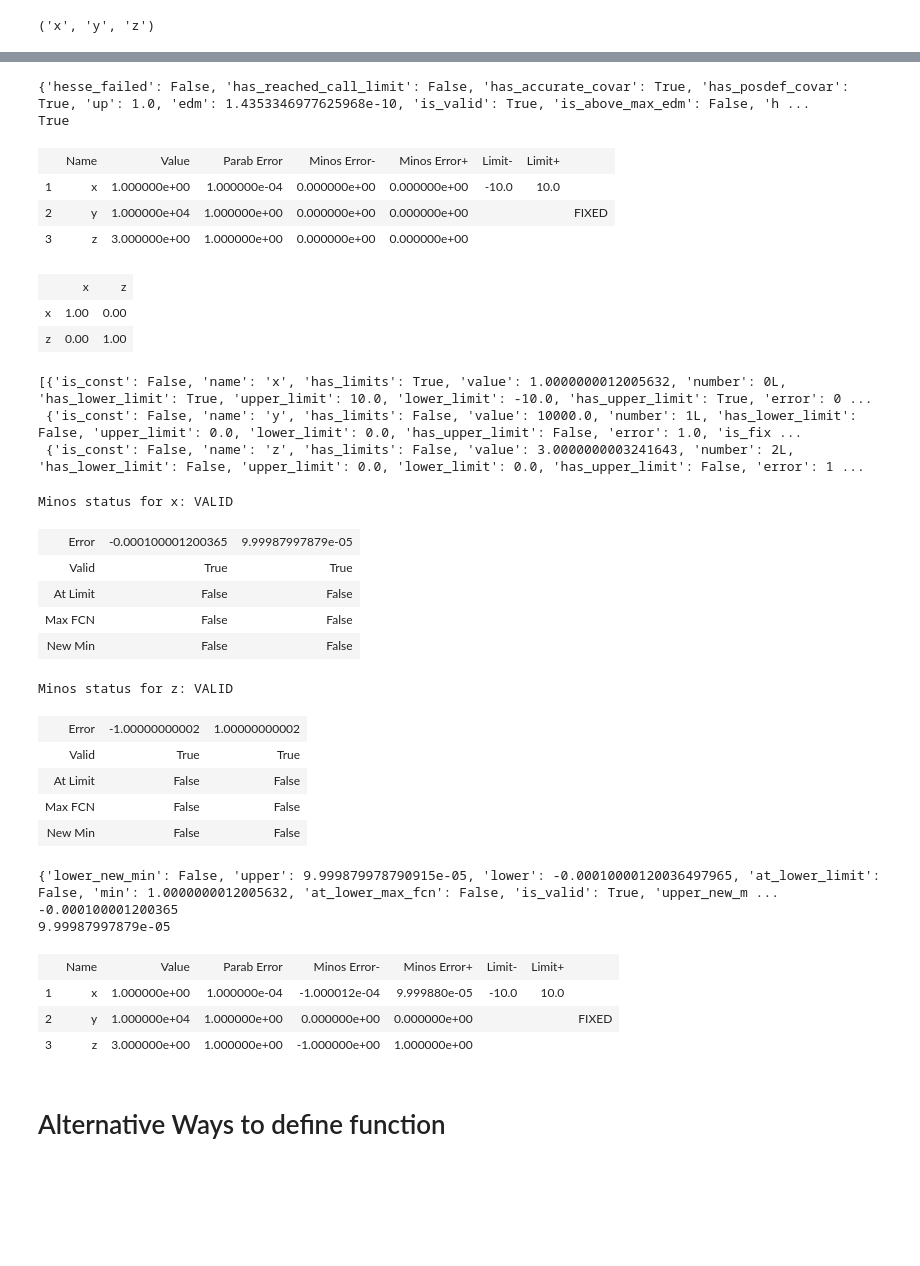
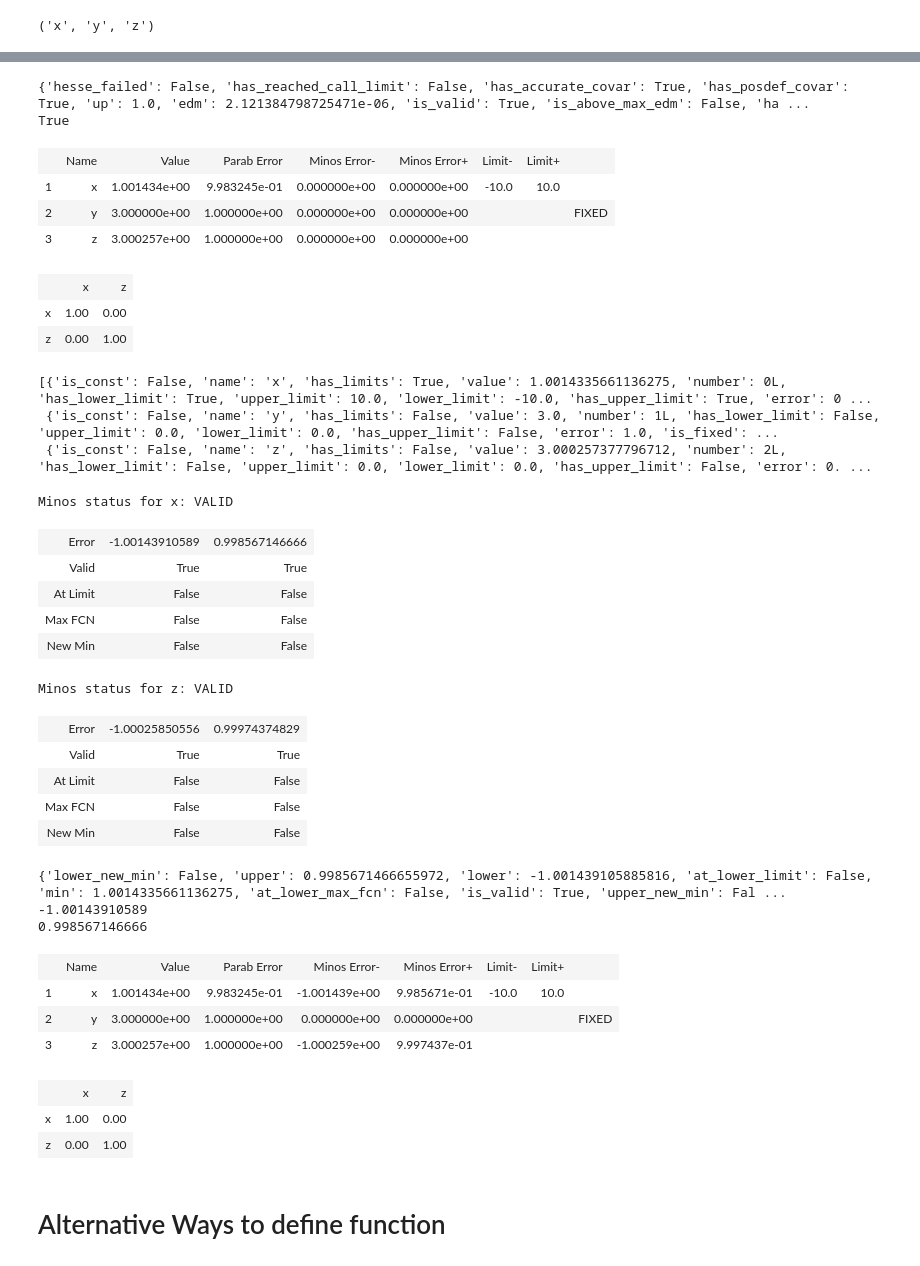
Before and after one commit to scikit-hep/iminuit, a Jupyter notebook: tutorial/tutorial.ipynb, the cells around one changed output, grey strips where cells are left out. Drawn from its saved outputs; the diff is of its cells as text; code cells hidden in the pictures; blank space fills up the shorter version.

```diff
--- a/tutorial/tutorial.ipynb
+++ b/tutorial/tutorial.ipynb
@@ -8,12 +8,12 @@ Let go through a quick course about how to minimize things. If you use PyMinuit
 #we know easily that the answer has to be
 #x=1, y=2, z=3
 def f(x,y,z):
-    return y**2*(x-1.)**2 + (y-2.)**2 + (z-3.)**2 -1.
+    return (x-1.)**2 + (y-2.)**2 + (z-3.)**2 -1.
 describe(f) #RTMinuit magically extract function signature
 # %% [output]
 ('x', 'y', 'z')
 # %%
-m=Minuit(f, x=2, error_x=0.2, limit_x=(-10.,10.), y=10000., fix_y=True, print_level=1)
+m=Minuit(f, x=2, error_x=0.2, limit_x=(-10.,10.), y=3., fix_y=True, print_level=1)
 #The initial value/error are optional but it's nice to do it
 #and here is how to use it
 #x=2 set intial value of x to 2
@@ -91,7 +91,7 @@ matrix(correlation=True) ((1.0, 0.0), (0.0, 1.0))
 print m.get_fmin()
 print m.get_fmin().is_valid
 # %% [output]
-{'hesse_failed': False, 'has_reached_call_limit': False, 'has_accurate_covar': True, 'has_posdef_covar': True, 'up': 1.0, 'edm': 1.4353346977625968e-10, 'is_valid': True, 'is_above_max_edm': False, 'h ...
+{'hesse_failed': False, 'has_reached_call_limit': False, 'has_accurate_covar': True, 'has_posdef_covar': True, 'up': 1.0, 'edm': 2.121384798725471e-06, 'is_valid': True, 'is_above_max_edm': False, 'ha ...
 True
 # %%
 #you can run hesse() to get (re)calculate hessian matrix
@@ -99,15 +99,15 @@ True
 m.hesse()
 # %% [output]
 |  | Name | Value | Parab Error | Minos Error- | Minos Error+ | Limit- | Limit+ |  |
-| 1 | x | 1.000000e+00 | 1.000000e-04 | 0.000000e+00 | 0.000000e+00 | -10.0 | 10.0 |  |
-| 2 | y | 1.000000e+04 | 1.000000e+00 | 0.000000e+00 | 0.000000e+00 |  |  | FIXED |
-| 3 | z | 3.000000e+00 | 1.000000e+00 | 0.000000e+00 | 0.000000e+00 |  |  |  |
+| 1 | x | 1.001434e+00 | 9.983245e-01 | 0.000000e+00 | 0.000000e+00 | -10.0 | 10.0 |  |
+| 2 | y | 3.000000e+00 | 1.000000e+00 | 0.000000e+00 | 0.000000e+00 |  |  | FIXED |
+| 3 | z | 3.000257e+00 | 1.000000e+00 | 0.000000e+00 | 0.000000e+00 |  |  |  |
 |  | x | z |
 | x | 1.00 | 0.00 |
 | z | 0.00 | 1.00 |
-[{'is_const': False, 'name': 'x', 'has_limits': True, 'value': 1.0000000012005632, 'number': 0L, 'has_lower_limit': True, 'upper_limit': 10.0, 'lower_limit': -10.0, 'has_upper_limit': True, 'error': 0 ...
- {'is_const': False, 'name': 'y', 'has_limits': False, 'value': 10000.0, 'number': 1L, 'has_lower_limit': False, 'upper_limit': 0.0, 'lower_limit': 0.0, 'has_upper_limit': False, 'error': 1.0, 'is_fix ...
- {'is_const': False, 'name': 'z', 'has_limits': False, 'value': 3.0000000003241643, 'number': 2L, 'has_lower_limit': False, 'upper_limit': 0.0, 'lower_limit': 0.0, 'has_upper_limit': False, 'error': 1 ...
+[{'is_const': False, 'name': 'x', 'has_limits': True, 'value': 1.0014335661136275, 'number': 0L, 'has_lower_limit': True, 'upper_limit': 10.0, 'lower_limit': -10.0, 'has_upper_limit': True, 'error': 0 ...
+ {'is_const': False, 'name': 'y', 'has_limits': False, 'value': 3.0, 'number': 1L, 'has_lower_limit': False, 'upper_limit': 0.0, 'lower_limit': 0.0, 'has_upper_limit': False, 'error': 1.0, 'is_fixed': ...
+ {'is_const': False, 'name': 'z', 'has_limits': False, 'value': 3.000257377796712, 'number': 2L, 'has_lower_limit': False, 'upper_limit': 0.0, 'lower_limit': 0.0, 'has_upper_limit': False, 'error': 0. ...
 # %%
 #to get minos error you do
 m.minos()
@@ -116,28 +116,32 @@ print m.get_merrors()['x'].lower
 print m.get_merrors()['x'].upper
 # %% [output]
 Minos status for x: VALID
-| Error | -0.000100001200365 | 9.99987997879e-05 |
+| Error | -1.00143910589 | 0.998567146666 |
 | Valid | True | True |
 | At Limit | False | False |
 | Max FCN | False | False |
 | New Min | False | False |
 Minos status for z: VALID
-| Error | -1.00000000002 | 1.00000000002 |
+| Error | -1.00025850556 | 0.99974374829 |
 | Valid | True | True |
 | At Limit | False | False |
 | Max FCN | False | False |
 | New Min | False | False |
-{'lower_new_min': False, 'upper': 9.999879978790915e-05, 'lower': -0.00010000120036497965, 'at_lower_limit': False, 'min': 1.0000000012005632, 'at_lower_max_fcn': False, 'is_valid': True, 'upper_new_m ...
--0.000100001200365
-9.99987997879e-05
+{'lower_new_min': False, 'upper': 0.9985671466655972, 'lower': -1.001439105885816, 'at_lower_limit': False, 'min': 1.0014335661136275, 'at_lower_max_fcn': False, 'is_valid': True, 'upper_new_min': Fal ...
+-1.00143910589
+0.998567146666
 # %%
 #you can force use print_* to do various html display
 m.print_param()
+m.print_matrix()
 # %% [output]
 |  | Name | Value | Parab Error | Minos Error- | Minos Error+ | Limit- | Limit+ |  |
-| 1 | x | 1.000000e+00 | 1.000000e-04 | -1.000012e-04 | 9.999880e-05 | -10.0 | 10.0 |  |
-| 2 | y | 1.000000e+04 | 1.000000e+00 | 0.000000e+00 | 0.000000e+00 |  |  | FIXED |
-| 3 | z | 3.000000e+00 | 1.000000e+00 | -1.000000e+00 | 1.000000e+00 |  |  |  |
+| 1 | x | 1.001434e+00 | 9.983245e-01 | -1.001439e+00 | 9.985671e-01 | -10.0 | 10.0 |  |
+| 2 | y | 3.000000e+00 | 1.000000e+00 | 0.000000e+00 | 0.000000e+00 |  |  | FIXED |
+| 3 | z | 3.000257e+00 | 1.000000e+00 | -1.000259e+00 | 9.997437e-01 |  |  |  |
+|  | x | z |
+| x | 1.00 | 0.00 |
+| z | 0.00 | 1.00 |
 # %% [markdown]
 # Alternative Ways to define function
 # %% [markdown]
```
Also changed, not shown: parts of 11 cells of this notebook, 4 other files.
